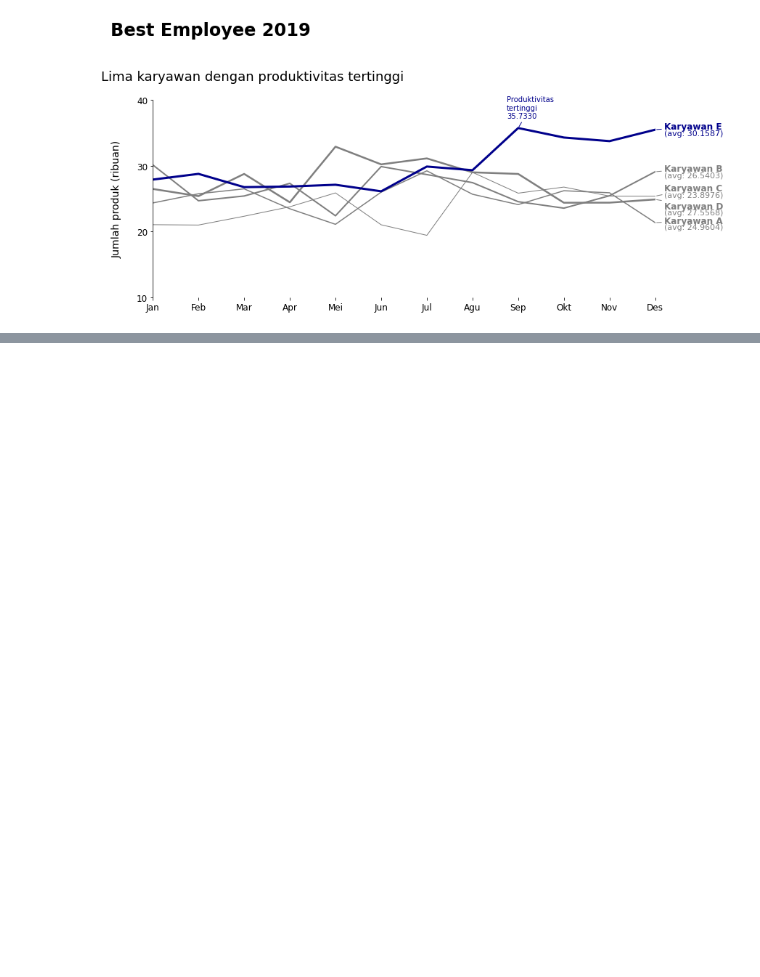
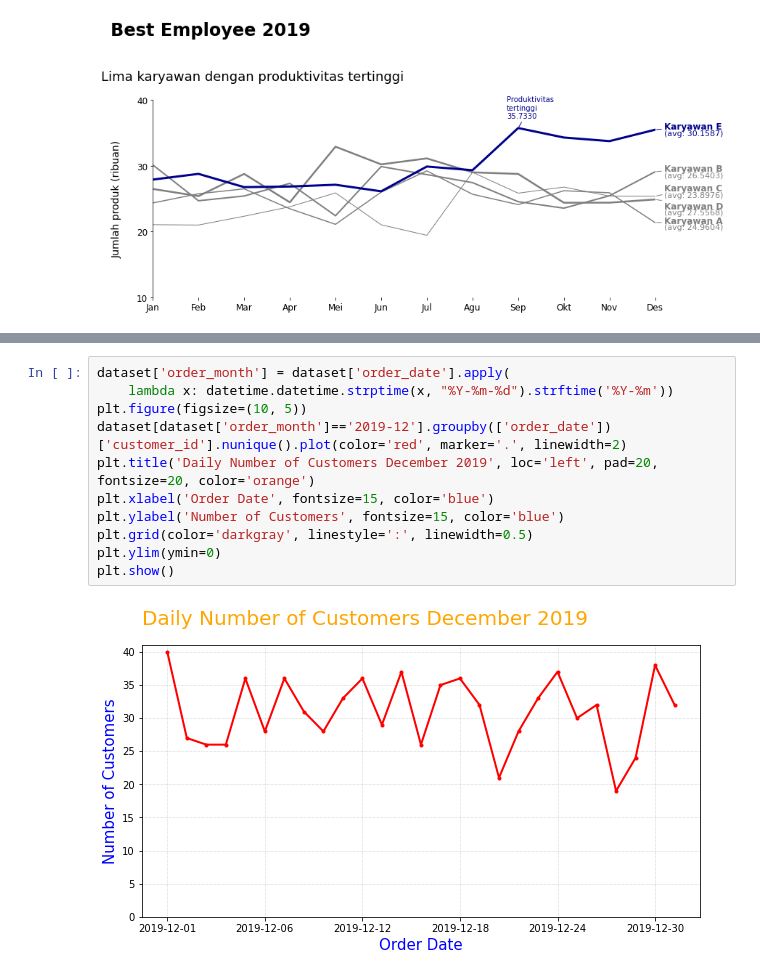
Before and after one commit to bayuwira/Visualization-Best-Practice, a Jupyter notebook: DQLab Datasets.ipynb, the cells around one changed output, grey strips where cells are left out. Saved outputs shown, nothing was run; the diff lists cells and outputs as text; blank space fills up the shorter version.

```diff
--- a/DQLab Datasets.ipynb
+++ b/DQLab Datasets.ipynb
@@ -123,0 +196,13 @@ plt.show()
+# %%
+dataset['order_month'] = dataset['order_date'].apply(
+    lambda x: datetime.datetime.strptime(x, "%Y-%m-%d").strftime('%Y-%m'))
+plt.figure(figsize=(10, 5))
+dataset[dataset['order_month']=='2019-12'].groupby(['order_date'])['customer_id'].nunique().plot(color='red', marker='.', linewidth=2)
+plt.title('Daily Number of Customers December 2019', loc='left', pad=20, fontsize=20, color='orange')
+plt.xlabel('Order Date', fontsize=15, color='blue')
+plt.ylabel('Number of Customers', fontsize=15, color='blue')
+plt.grid(color='darkgray', linestyle=':', linewidth=0.5)
+plt.ylim(ymin=0)
+plt.show()
+# %% [output]
+[figure, added]
```
Also changed, not shown: parts of 7 cells of this notebook.
